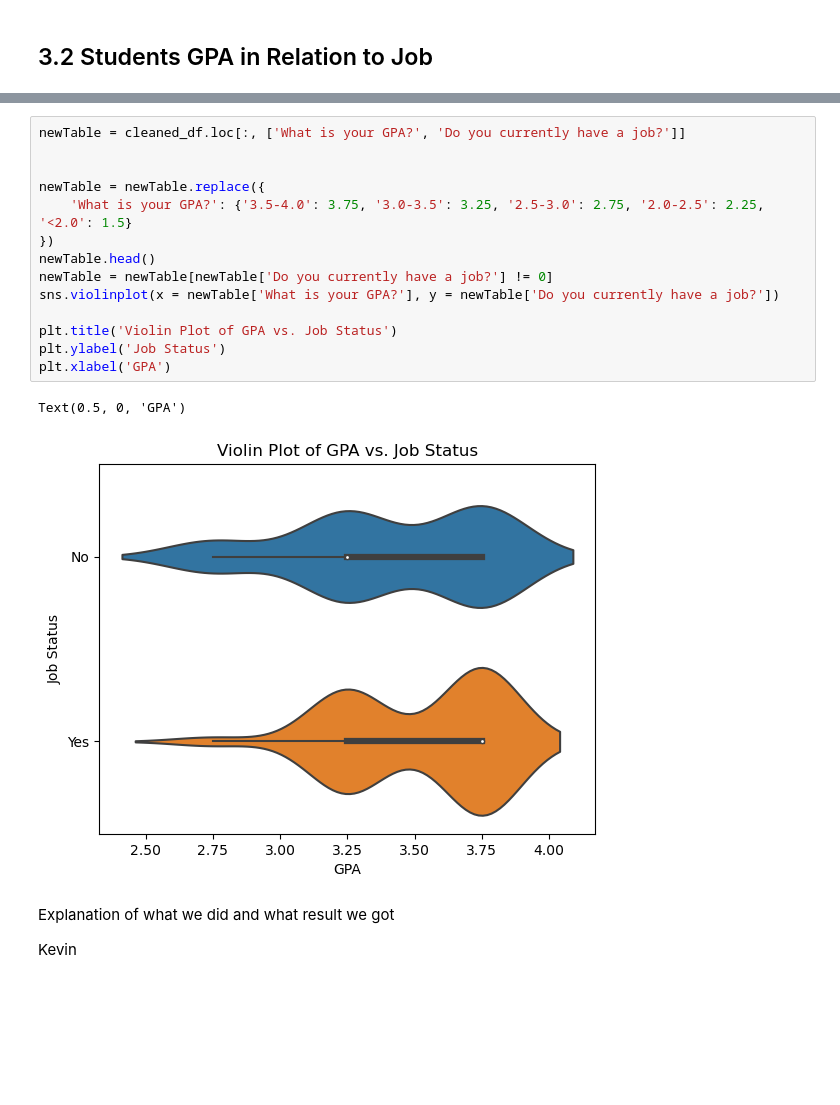
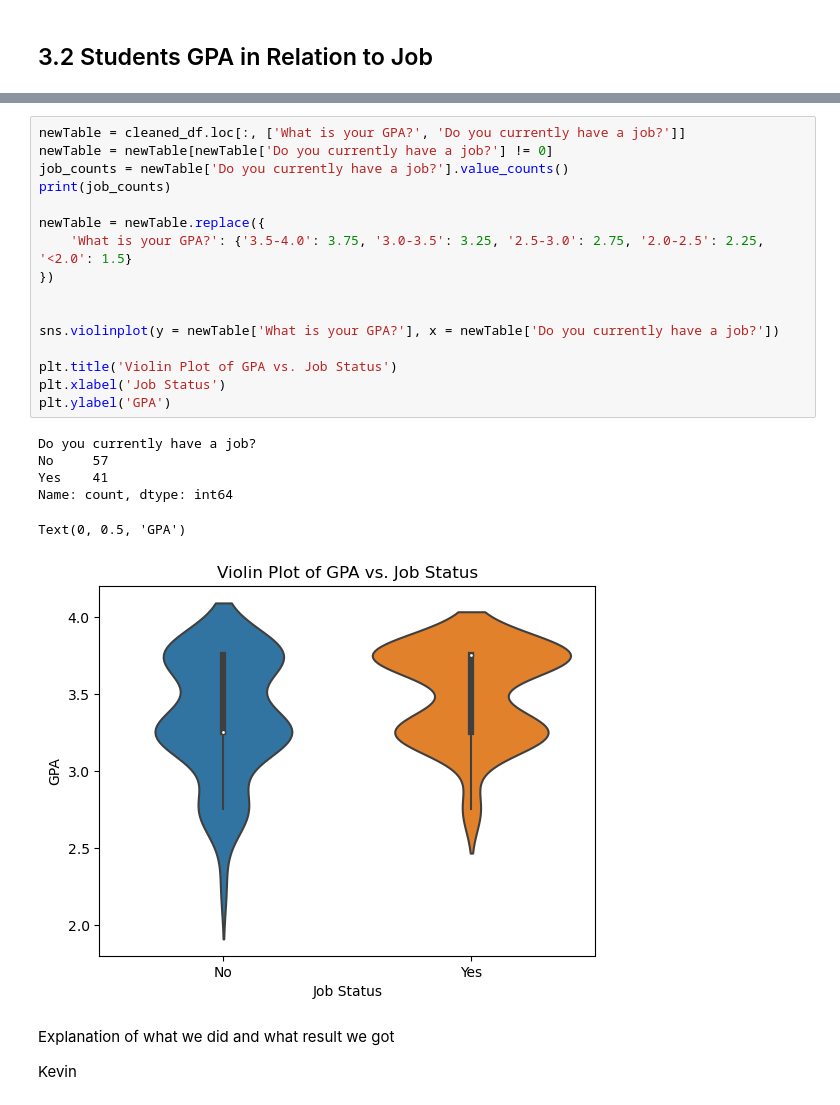
Before and after one commit to Nihal-m24/CS-105-Mini-Project, a Jupyter notebook: Mini Project.ipynb, the cells around one changed output, grey strips where cells are left out. Cells and saved outputs as stored; diff of their text form; blank space fills up the shorter version.

```diff
--- a/Mini Project.ipynb
+++ b/Mini Project.ipynb
@@ -66,20 +54,26 @@ Text(0, 0.5, 'Number of Students')
 # %%
 newTable = cleaned_df.loc[:, ['What is your GPA?', 'Do you currently have a job?']]
-
+newTable = newTable[newTable['Do you currently have a job?'] != 0]
+job_counts = newTable['Do you currently have a job?'].value_counts()
+print(job_counts)
 
 newTable = newTable.replace({
     'What is your GPA?': {'3.5-4.0': 3.75, '3.0-3.5': 3.25, '2.5-3.0': 2.75, '2.0-2.5': 2.25, '<2.0': 1.5}
 })
-newTable.head()
-newTable = newTable[newTable['Do you currently have a job?'] != 0]
-sns.violinplot(x = newTable['What is your GPA?'], y = newTable['Do you currently have a job?'])
+
+
+sns.violinplot(y = newTable['What is your GPA?'], x = newTable['Do you currently have a job?'])
 
 plt.title('Violin Plot of GPA vs. Job Status')
-plt.ylabel('Job Status')
-plt.xlabel('GPA')
+plt.xlabel('Job Status')
+plt.ylabel('GPA')
 # %% [output]
-Text(0.5, 0, 'GPA')
+Do you currently have a job?
+No     57
+Yes    41
+Name: count, dtype: int64
+Text(0, 0.5, 'GPA')
-[figure, old version]
+[figure, new version]
 # %% [markdown]
 Explanation of what we did and what result we got
 
```
Also changed, not shown: parts of 6 cells of this notebook, 2 other files.
